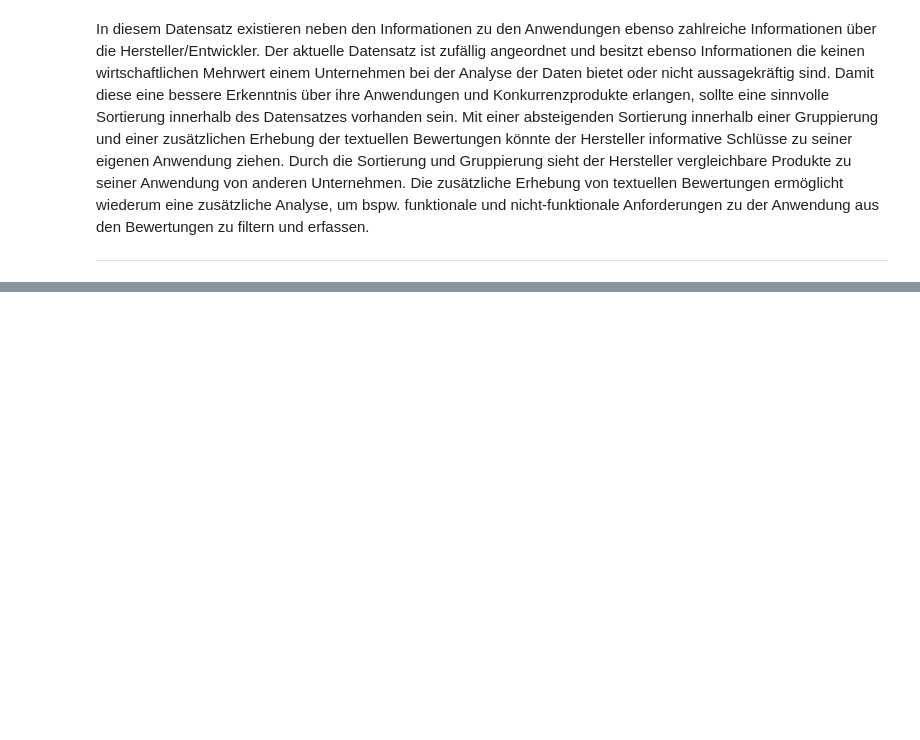
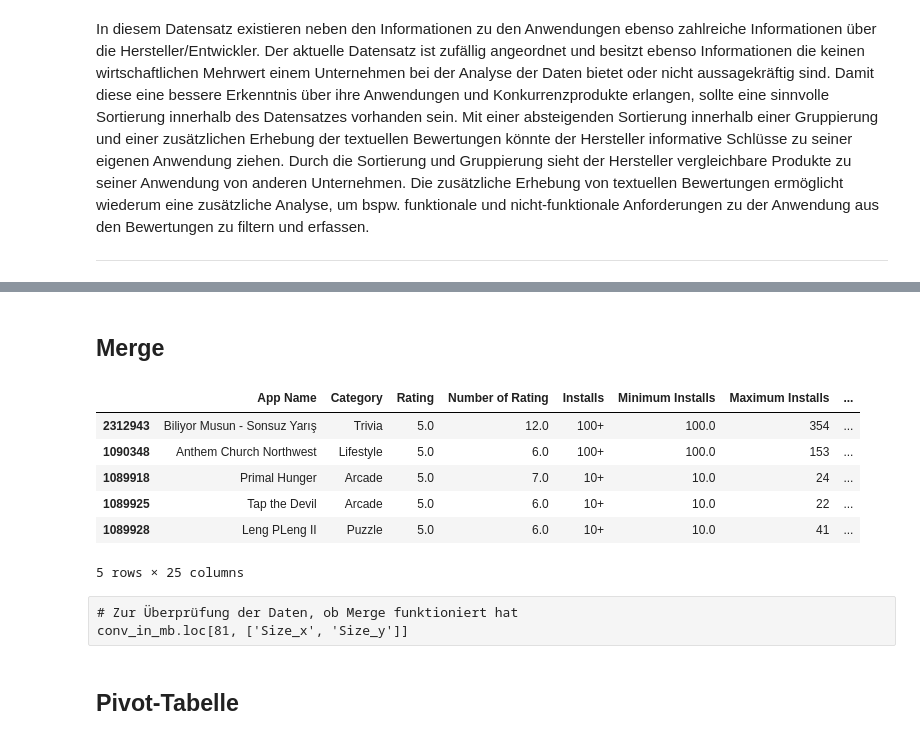
Before and after one commit to Wangi2901/data-analytics, a Jupyter notebook: GooglePlaystore-Huong.ipynb, the cells around one changed output, grey strips where cells are left out. Saved outputs shown, nothing was run; the diff lists cells and outputs as text; code cells hidden in the pictures; blank space fills up the shorter version.

```diff
--- a/GooglePlaystore-Huong.ipynb
+++ b/GooglePlaystore-Huong.ipynb
@@ -608,0 +618,18 @@ _____________________
+# %% [markdown]
+## Merge
+# %%
+conv_in_mb = apps.merge(size, left_index = True, right_index = True)
+conv_in_mb.head()
+# %% [output]
+|  | App Name | Category | Rating | Number of Rating | Installs | Minimum Installs | Maximum Installs | ... |
+| 2312943 | Biliyor Musun - Sonsuz Yarış | Trivia | 5.0 | 12.0 | 100+ | 100.0 | 354 | ... |
+| 1090348 | Anthem Church Northwest | Lifestyle | 5.0 | 6.0 | 100+ | 100.0 | 153 | ... |
+| 1089918 | Primal Hunger | Arcade | 5.0 | 7.0 | 10+ | 10.0 | 24 | ... |
+| 1089925 | Tap the Devil | Arcade | 5.0 | 6.0 | 10+ | 10.0 | 22 | ... |
+| 1089928 | Leng PLeng II | Puzzle | 5.0 | 6.0 | 10+ | 10.0 | 41 | ... |
+5 rows × 25 columns
+# %% [raw]
+# Zur Überprüfung der Daten, ob Merge funktioniert hat
+conv_in_mb.loc[81, ['Size_x', 'Size_y']]
+# %% [markdown]
+## Pivot-Tabelle
```
Also changed, not shown: parts of 9 cells of this notebook.
